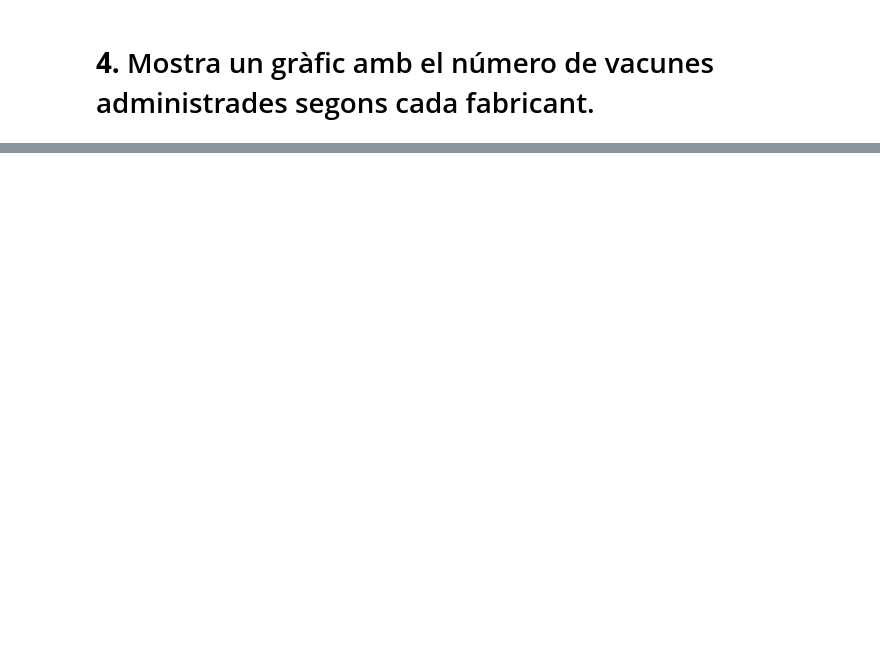
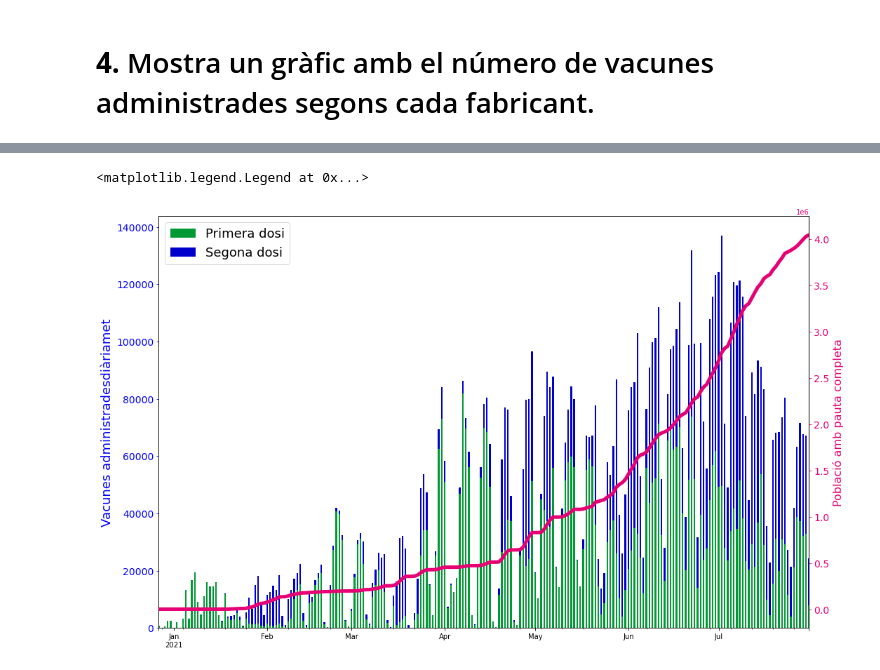
Before and after one commit to JosepAnSabate/blog_post_vac, a Jupyter notebook: Data_vaccinacio_matplotlib.ipynb, the cells around one changed output, grey strips where cells are left out. Drawn from its saved outputs; the diff is of its cells as text; code cells hidden in the pictures; blank space fills up the shorter version.

```diff
--- a/Data_vaccinacio_matplotlib.ipynb
+++ b/Data_vaccinacio_matplotlib.ipynb
@@ -250,0 +400,27 @@ ax.set_ylabel('Número de persones vacunades \n amb dos dosis', fontsize=18,  co
+# %%
+# Plot your data
+fig, ax = plt.subplots(figsize=(15,9))
+
+width_col = 0.54
+labels = df_vac_app.index
+
+ax2 = ax.twinx() # Create a new Axes with an invisible x-axis and an independent y-axis positioned opposite to the original
+
+ax.bar(labels, df_vac_app.RECOMPTE, width_col, label='Primera dosi', color='#009933') # first dose
+ax.bar(labels, df_vac_app.REC_DOS, width_col, bottom=df_vac_app["RECOMPTE"], label='Segona dosi', color='#0000cc')
+
+
+#cummul
+df_vac_app["cumsum2"].plot(ax=ax2, label = "Cumulative Completed Vaccination", linewidth=5, color='#e60073')
+
+# Make the y-axis label, ticks and tick labels match the line color.
+ax.set_ylabel('Vacunes administradesdiàriamet', fontsize=18,  color='b')
+ax.tick_params('y', colors='b', labelsize=14)
+
+ax2.set_ylabel('Població amb pauta completa', fontsize=16,  color='#e60073')
+ax2.tick_params('y', colors='#e60073', labelsize=14)
+plt.tight_layout()
+ax.legend(loc='upper left', fontsize=18)
+# %% [output]
+<matplotlib.legend.Legend at 0x...>
+[figure, added]
```
Also changed, not shown: parts of 28 cells of this notebook, 1 other file.
